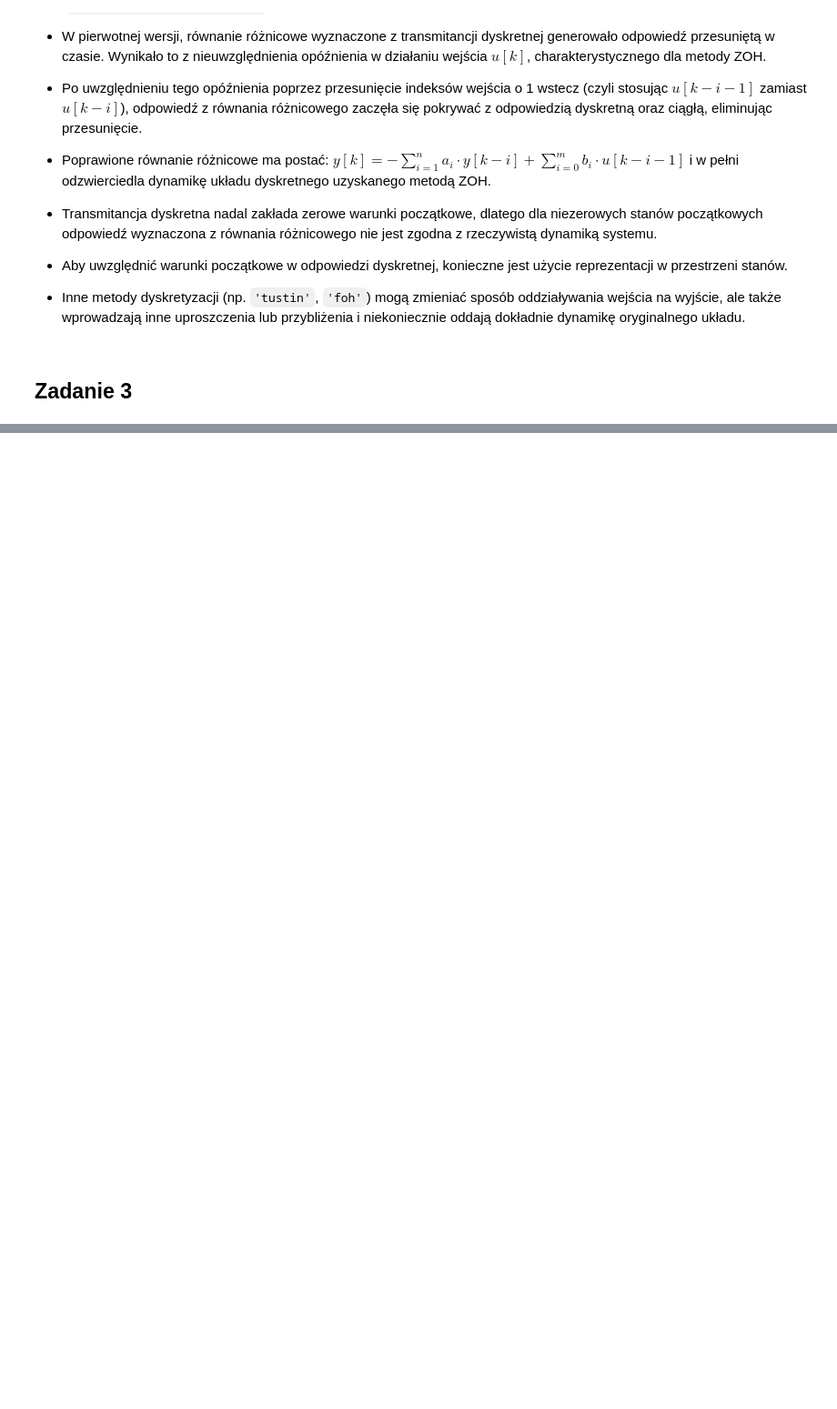
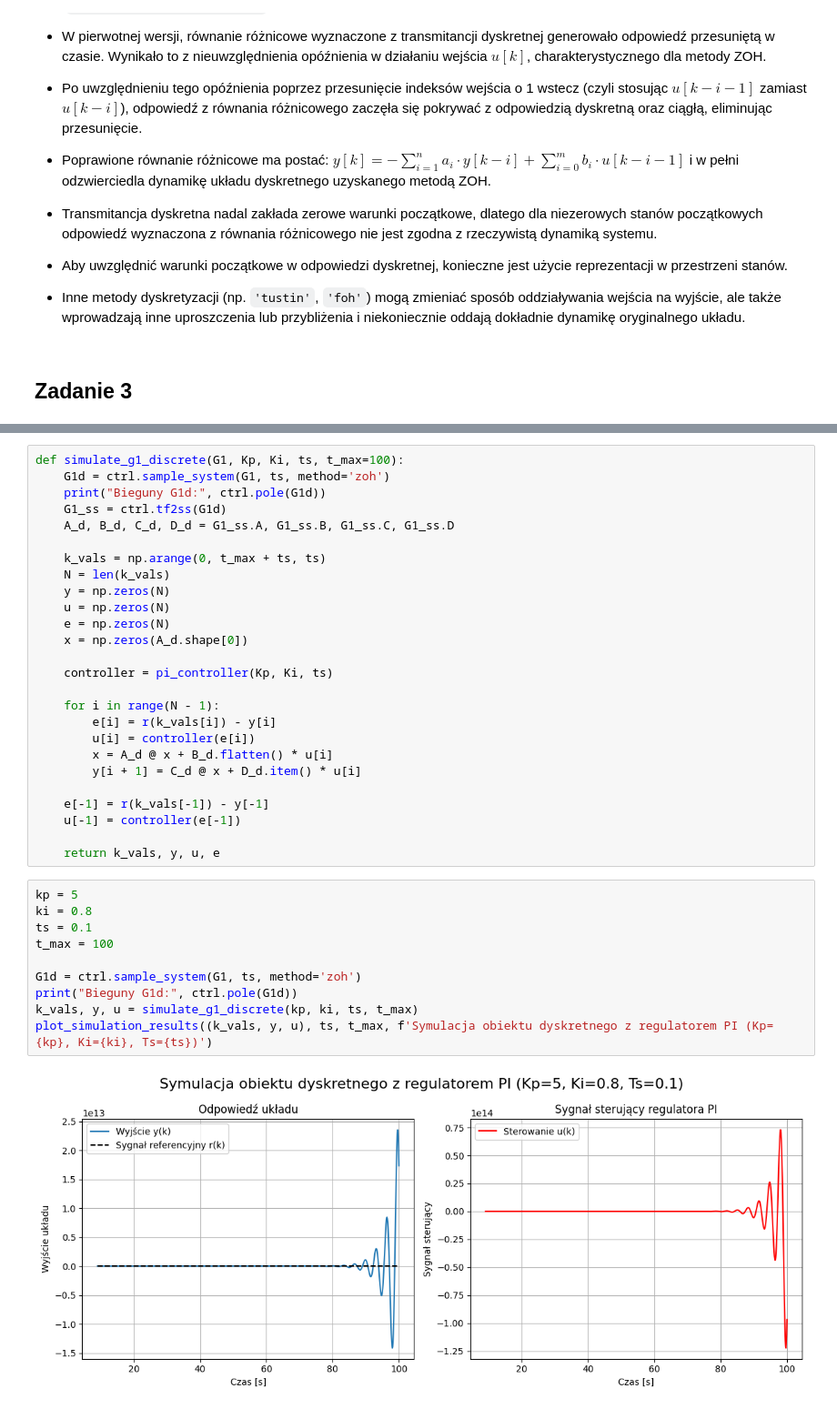
Before and after one commit to iwonieevo/TR-Projekt, a Jupyter notebook: Projekt 3&4/proj_3&4.ipynb, the cells around one changed output, grey strips where cells are left out. Shown at 91% size. Drawn from its saved outputs; the diff is of its cells as text; blank space fills up the shorter version.

```diff
--- a/Projekt 3&4/proj_3&4.ipynb
+++ b/Projekt 3&4/proj_3&4.ipynb
@@ -268,0 +383,38 @@ compare_continuous_discrete(G2_s, Ts=[0.1, 0.4, 0.7, 1.0], ics=[1, 1, 1], u_sign
+# %%
+def simulate_g1_discrete(G1, Kp, Ki, ts, t_max=100):
+    G1d = ctrl.sample_system(G1, ts, method='zoh')
+    print("Bieguny G1d:", ctrl.pole(G1d))
+    G1_ss = ctrl.tf2ss(G1d)
+    A_d, B_d, C_d, D_d = G1_ss.A, G1_ss.B, G1_ss.C, G1_ss.D
+
+    k_vals = np.arange(0, t_max + ts, ts)
+    N = len(k_vals)
+    y = np.zeros(N)
+    u = np.zeros(N)
+    e = np.zeros(N)
+    x = np.zeros(A_d.shape[0])
+
+    controller = pi_controller(Kp, Ki, ts)
+
+    for i in range(N - 1):
+        e[i] = r(k_vals[i]) - y[i]
+        u[i] = controller(e[i])
+        x = A_d @ x + B_d.flatten() * u[i]
+        y[i + 1] = C_d @ x + D_d.item() * u[i]
+
+    e[-1] = r(k_vals[-1]) - y[-1]
+    u[-1] = controller(e[-1])
+
+    return k_vals, y, u, e
+# %%
+kp = 5
+ki = 0.8
+ts = 0.1
+t_max = 100
+
+G1d = ctrl.sample_system(G1, ts, method='zoh')
+print("Bieguny G1d:", ctrl.pole(G1d))
+k_vals, y, u = simulate_g1_discrete(kp, ki, ts, t_max)
+plot_simulation_results((k_vals, y, u), ts, t_max, f'Symulacja obiektu dyskretnego z regulatorem PI (Kp={kp}, Ki={ki}, Ts={ts})')
+# %% [output]
+[figure, added]
```
Also changed, not shown: parts of 7 cells of this notebook, 1 other file.
